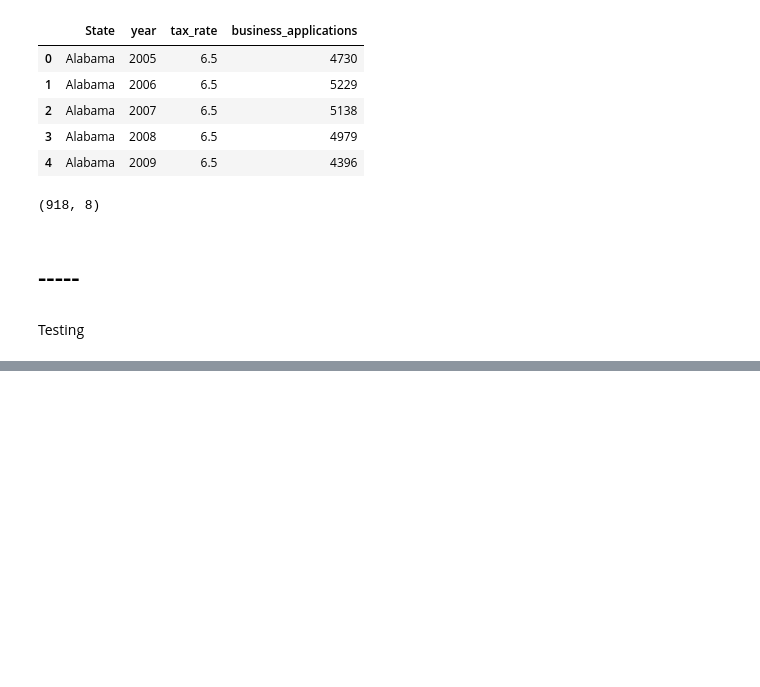
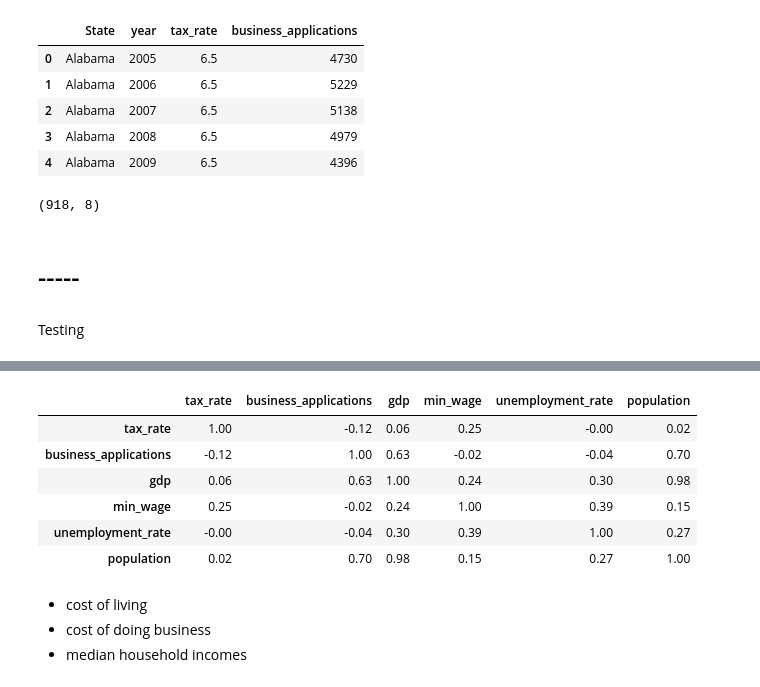
Before and after one commit to anoushkaberry15/data-analytics-project, a Jupyter notebook: Data Cleaning.ipynb, the cells around one changed output, grey strips where cells are left out. Saved outputs shown, nothing was run; the diff lists cells and outputs as text; code cells hidden in the pictures; blank space fills up the shorter version.

Commit message:
median_income

```diff
--- a/Data Cleaning.ipynb
+++ b/Data Cleaning.ipynb
@@ -177,0 +204,14 @@ sns.scatterplot(x='area', y='kernel_length', hue='y', data=df)
+# %%
+df[df['year'] == '2022'].corr().round(2)
+# %% [output]
+|  | tax_rate | business_applications | gdp | min_wage | unemployment_rate | population |
+| tax_rate | 1.00 | -0.12 | 0.06 | 0.25 | -0.00 | 0.02 |
+| business_applications | -0.12 | 1.00 | 0.63 | -0.02 | -0.04 | 0.70 |
+| gdp | 0.06 | 0.63 | 1.00 | 0.24 | 0.30 | 0.98 |
+| min_wage | 0.25 | -0.02 | 0.24 | 1.00 | 0.39 | 0.15 |
+| unemployment_rate | -0.00 | -0.04 | 0.30 | 0.39 | 1.00 | 0.27 |
+| population | 0.02 | 0.70 | 0.98 | 0.15 | 0.27 | 1.00 |
+# %% [markdown]
+- cost of living
+- cost of doing business
+- median household incomes
```
Also changed, not shown: parts of 3 cells of this notebook.
